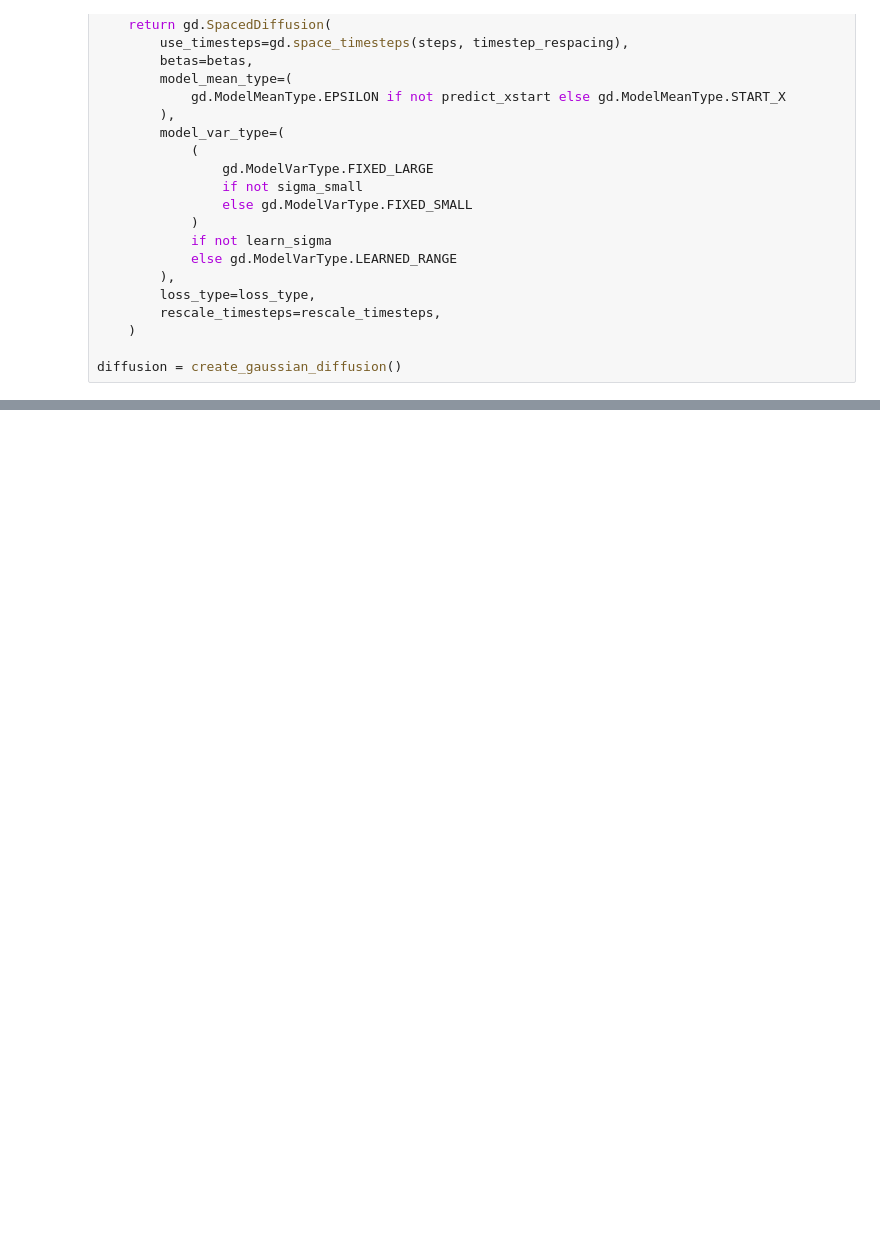
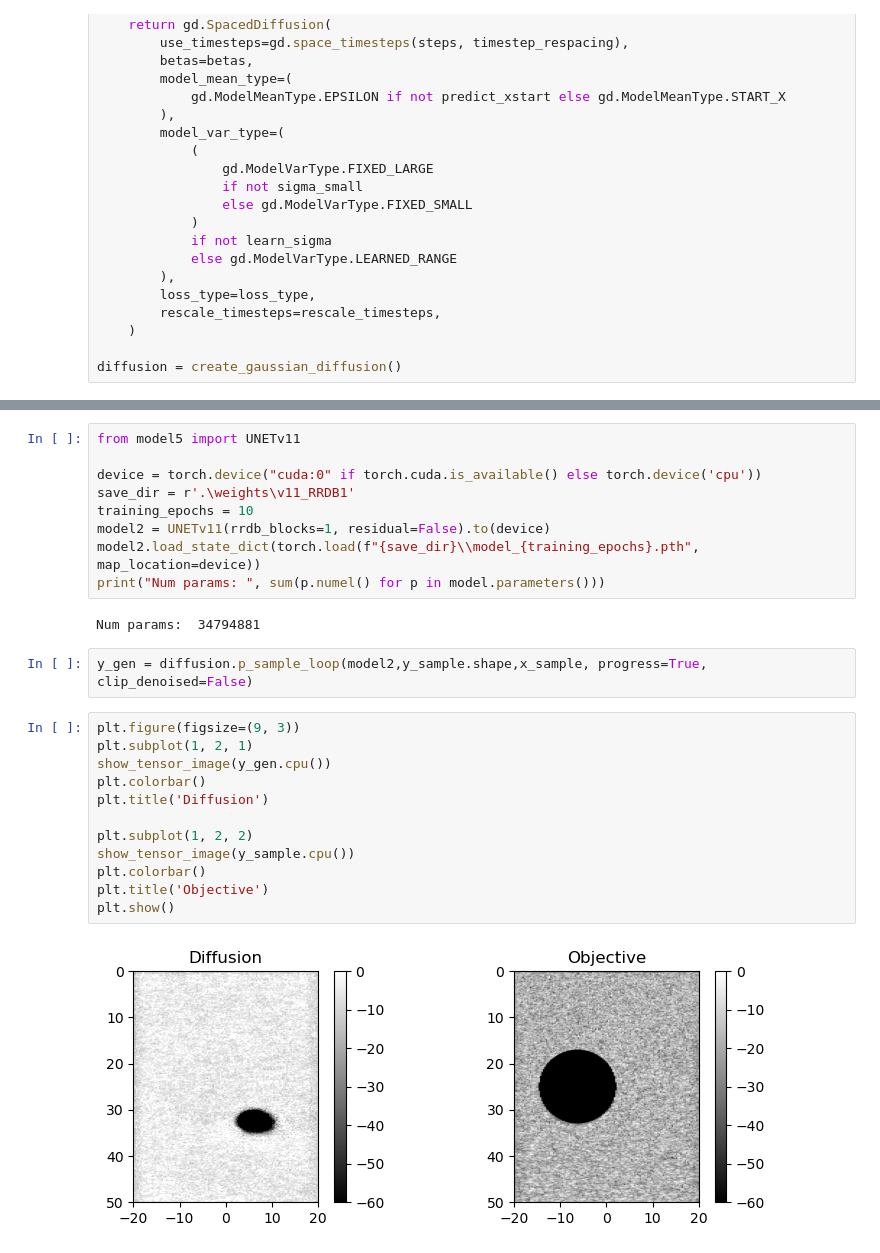
Before and after one commit to SebastianMerino/DiffusionBeamformer, a Jupyter notebook: test.ipynb, the cells around one changed output, grey strips where cells are left out. Saved outputs shown, nothing was run; the diff lists cells and outputs as text; blank space fills up the shorter version.

Commit message:
training 10.5

```diff
--- a/test.ipynb
+++ b/test.ipynb
@@ -69,0 +110,27 @@ FileNotFoundError: [Errno 2] No such file or directory: '.\\weights\\v12\\model_
+# %%
+from model5 import UNETv11
+
+device = torch.device("cuda:0" if torch.cuda.is_available() else torch.device('cpu'))
+save_dir = r'.\weights\v11_RRDB1'
+training_epochs = 10
+model2 = UNETv11(rrdb_blocks=1, residual=False).to(device)
+model2.load_state_dict(torch.load(f"{save_dir}\\model_{training_epochs}.pth", map_location=device))
+print("Num params: ", sum(p.numel() for p in model.parameters()))
+# %% [output]
+Num params:  34794881
+# %%
+y_gen = diffusion.p_sample_loop(model2,y_sample.shape,x_sample, progress=True, clip_denoised=False)
+# %%
+plt.figure(figsize=(9, 3))
+plt.subplot(1, 2, 1)
+show_tensor_image(y_gen.cpu())
+plt.colorbar()
+plt.title('Diffusion')
+
+plt.subplot(1, 2, 2)
+show_tensor_image(y_sample.cpu())
+plt.colorbar()
+plt.title('Objective')
+plt.show()
+# %% [output]
+[figure, added]
```
Also changed, not shown: parts of 10 cells of this notebook, 4 other files.
